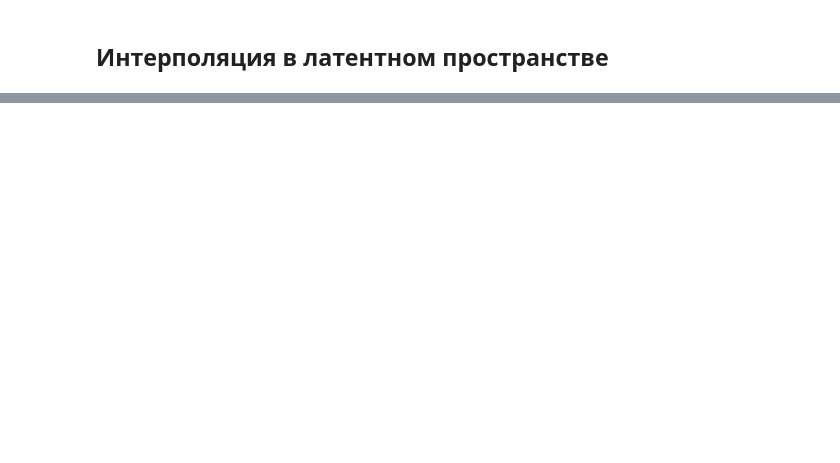
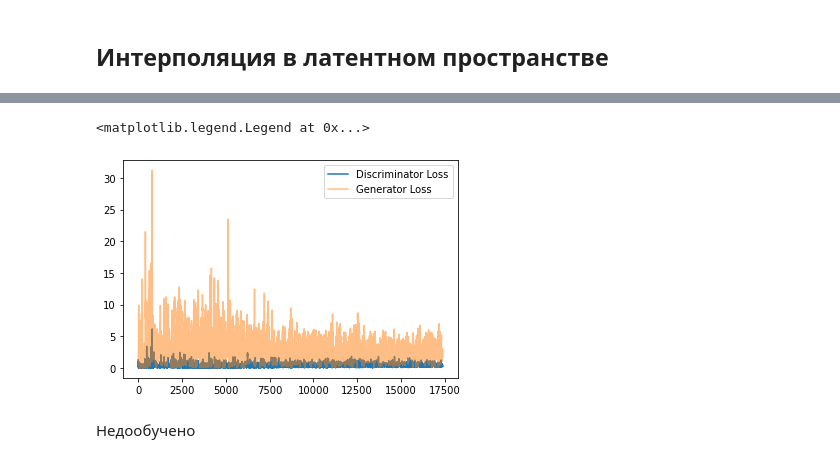
Before and after one commit to OlegRev/DeepLearning_inComputerVision, a Jupyter notebook: task_8.ipynb, the cells around one changed output, grey strips where cells are left out. Drawn from its saved outputs; the diff is of its cells as text; code cells hidden in the pictures; blank space fills up the shorter version.

```diff
--- a/task_8.ipynb
+++ b/task_8.ipynb
@@ -219,0 +233,9 @@ plot_img_train(syntetic_images[:8])
+# %%
+plt.plot(discriminator_losses, label="Discriminator Loss")
+plt.plot(generator_losses, label="Generator Loss", alpha=0.5)
+plt.legend()
+# %% [output]
+<matplotlib.legend.Legend at 0x...>
+[figure, added]
+# %% [markdown]
+Недообучено
```
Also changed, not shown: parts of 3 cells of this notebook.
